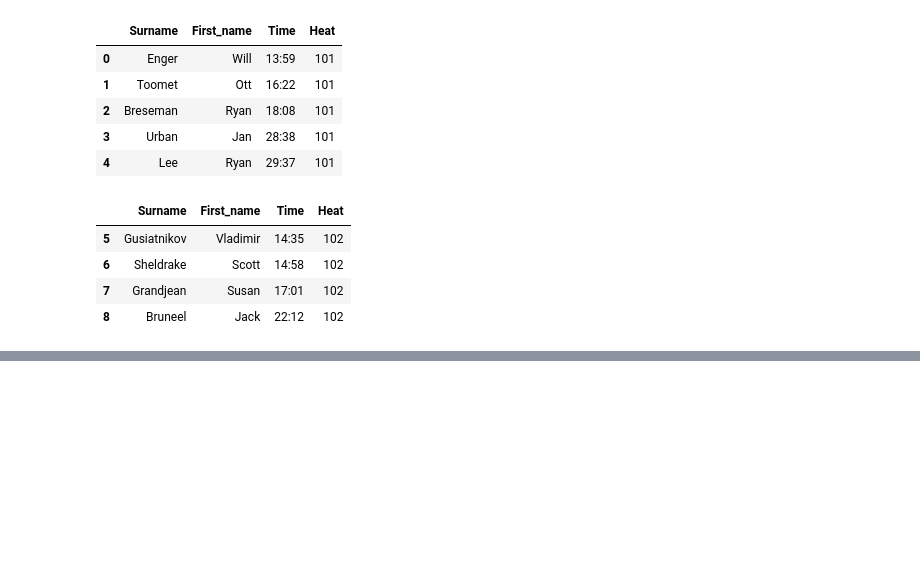
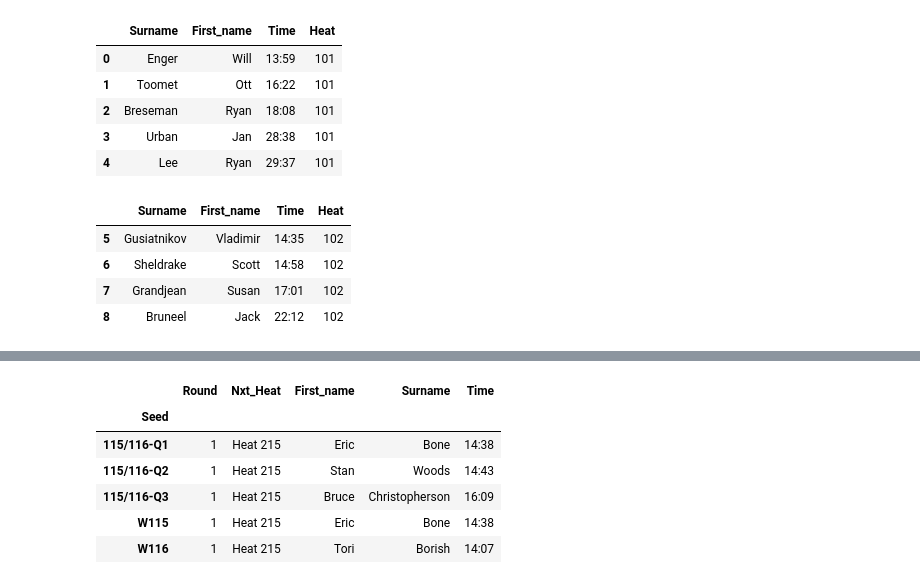
Before and after one commit to gcnuss/SART_Automation, a Jupyter notebook: SART Workbook.ipynb, the cells around one changed output, grey strips where cells are left out. Cells and saved outputs as stored; diff of their text form; code cells hidden in the pictures; blank space fills up the shorter version.

```diff
--- a/SART Workbook.ipynb
+++ b/SART Workbook.ipynb
@@ -226,0 +333,10 @@ bracket_df[bracket_df['Round'] == 1].to_excel('test_data/bracket_postR1_excelfor
+# %%
+bracket_df[bracket_df['Nxt_Heat'] == 'Heat 215']
+# %% [output]
+|  | Round | Nxt_Heat | First_name | Surname | Time |
+| Seed |  |  |  |  |  |
+| 115/116-Q1 | 1 | Heat 215 | Eric | Bone | 14:38 |
+| 115/116-Q2 | 1 | Heat 215 | Stan | Woods | 14:43 |
+| 115/116-Q3 | 1 | Heat 215 | Bruce | Christopherson | 16:09 |
+| W115 | 1 | Heat 215 | Eric | Bone | 14:38 |
+| W116 | 1 | Heat 215 | Tori | Borish | 14:07 |
```
Also changed, not shown: parts of 23 cells of this notebook, 7 other files.
